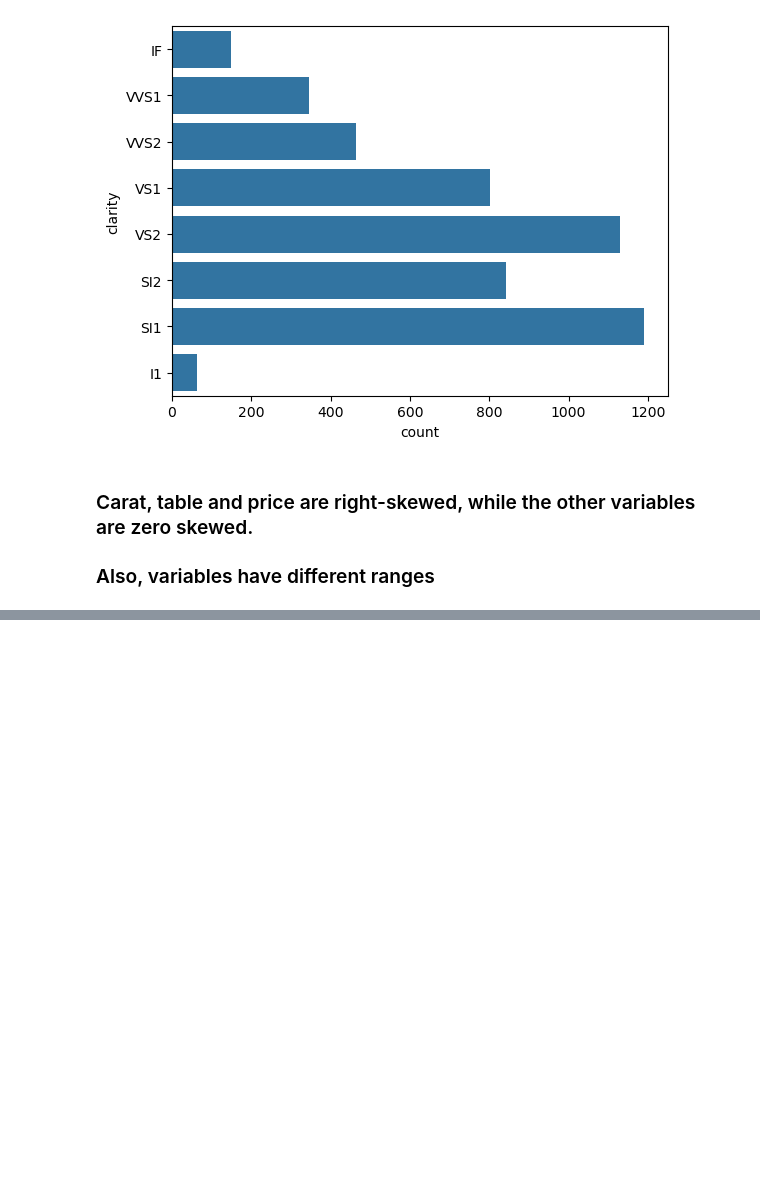
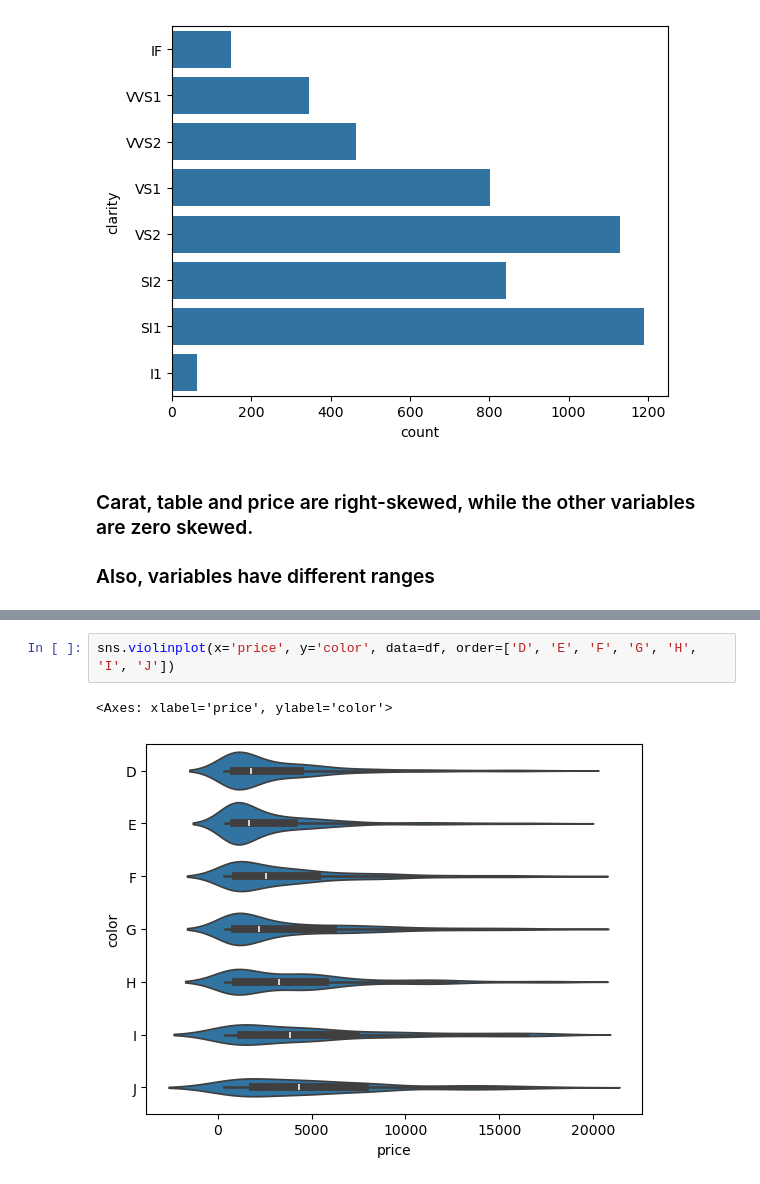
Before and after one commit to matiasmilla/xtream-ai-assignment-engineer, a Jupyter notebook: diamond_price_prediction.ipynb, the cells around one changed output, grey strips where cells are left out. Drawn from its saved outputs; the diff is of its cells as text; blank space fills up the shorter version.

```diff
--- a/diamond_price_prediction.ipynb
+++ b/diamond_price_prediction.ipynb
@@ -132,0 +146,5 @@ dtype: float64
+# %%
+sns.violinplot(x='price', y='color', data=df, order=['D', 'E', 'F', 'G', 'H', 'I', 'J'])
+# %% [output]
+<Axes: xlabel='price', ylabel='color'>
+[figure, added]
```
Also changed, not shown: parts of 17 cells of this notebook.
